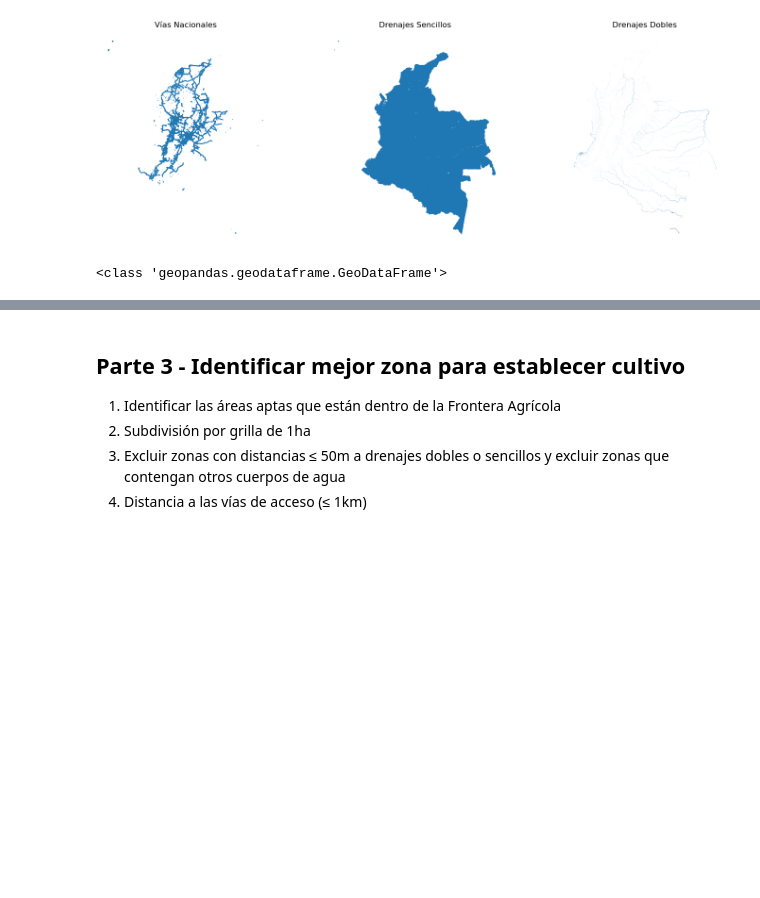
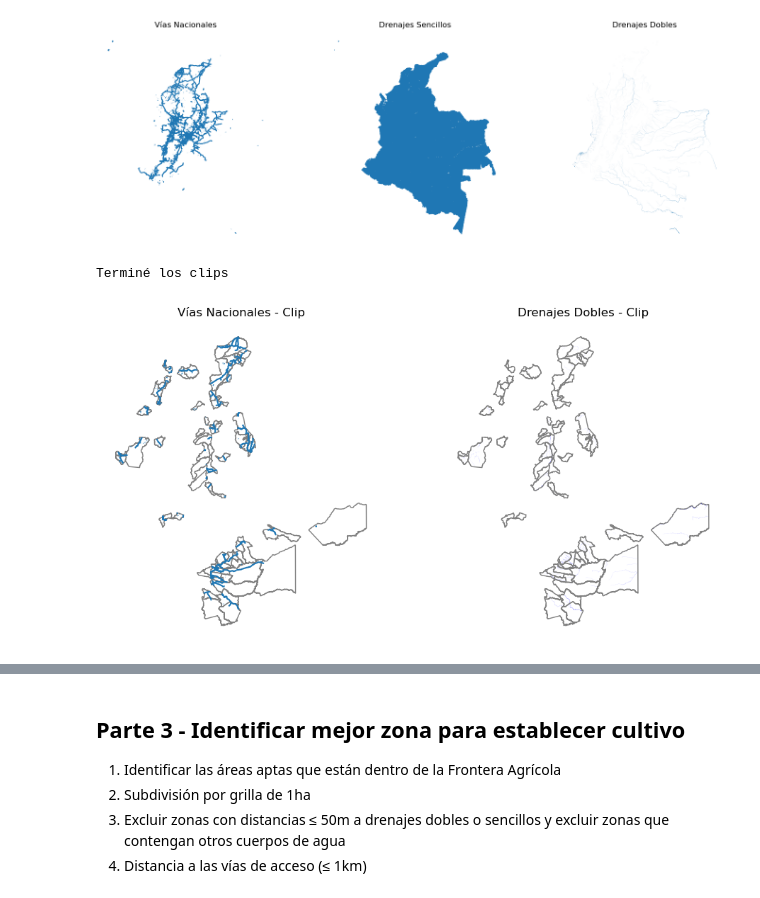
Before and after one commit to DSVRUNAL/Workshop_6, a Jupyter notebook: DSVR_Taller_Workshop6.ipynb, the cells around one changed output, grey strips where cells are left out. Saved outputs shown, nothing was run; the diff lists cells and outputs as text; code cells hidden in the pictures; blank space fills up the shorter version.

```diff
--- a/DSVR_Taller_Workshop6.ipynb
+++ b/DSVR_Taller_Workshop6.ipynb
@@ -350,30 +357,29 @@ plt.show()
 [figure]
 # %%
 # Clip de municipios seleccionados contra vias y drenajes
-print(type(palma_mun_l))
+# print(type(palma_mun_l))
 
 vias_clip = gpd.clip(vias_shp_t1,palma_mun_l)
-dren_s_clip = gpd.clip(dren_s_shp,palma_mun_l)
 dren_d_clip = gpd.clip(dren_d_shp,palma_mun_l)
-
-# Crea figura para los subplots
-fig, (ax1, ax2, ax3) = plt.subplots(1, 3, figsize=(15, 5))
-
-# Plotear cada capa en su respectivo subplot
-vias_clip.plot(ax=ax1)
-ax1.set_title('Vías Nacionales')
-ax1.set_axis_off()
-
-dre_s_clip.plot(ax=ax2)
-ax2.set_title('Drenajes Sencillos')
-ax2.set_axis_off()
-
-dre_d_clip.plot(ax=ax3)
-ax3.set_title('Drenajes Dobles')
-ax3.set_axis_off()
-
-plt.tight_layout()
-plt.show()
+print('Terminé los clips')
 # %% [output]
-<class 'geopandas.geodataframe.GeoDataFrame'>
+Terminé los clips
+# %%
+# Crea figura para los subplots
+fig, (ax1, ax3) = plt.subplots(1, 2, figsize=(10, 5))
+
+# Plotear cada capa en su respectivo subplot
+vias_clip.plot(ax=ax1)
+palma_mun_l.plot(ax=ax1,color="none", edgecolor="grey")
+ax1.set_title('Vías Nacionales - Clip')
+ax1.set_axis_off()
+dren_d_clip.plot(ax=ax3, color="blue")
+palma_mun_l.plot(ax=ax3,color="none", edgecolor="grey")
+ax3.set_title('Drenajes Dobles - Clip')
+ax3.set_axis_off()
+
+plt.tight_layout()
+plt.show()
+# %% [output]
+[figure, added]
 # %%
```
Also changed, not shown: parts of 5 cells of this notebook.
